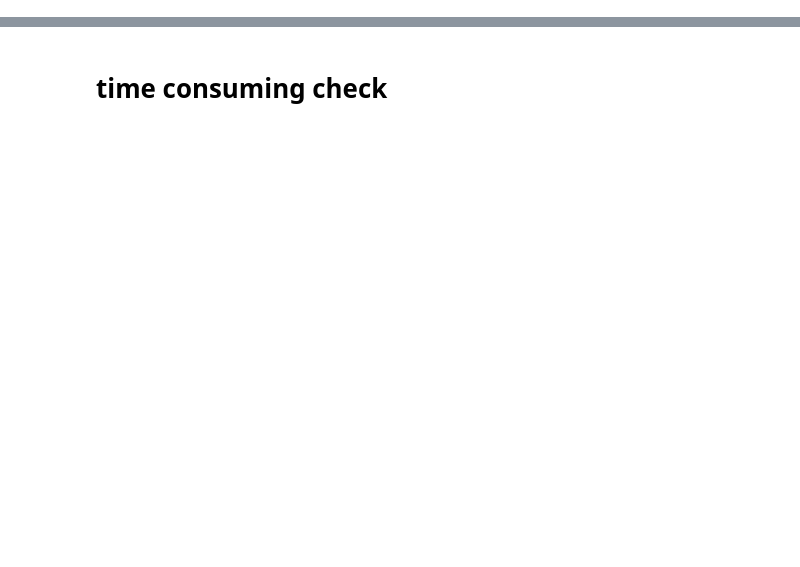
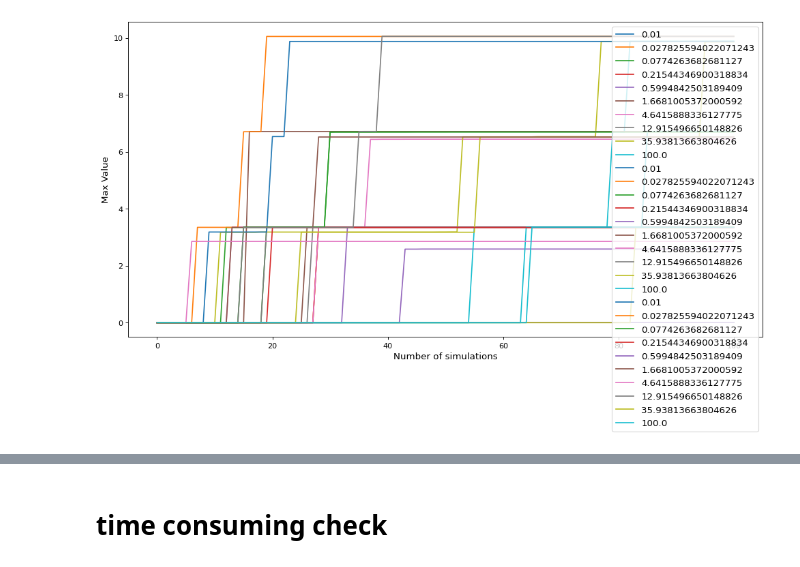
Before and after one commit to juju0111/pytamp, a Jupyter notebook: results/benchmark1/benchmark1_rearr_result_level_2.ipynb, the cells around one changed output, grey strips where cells are left out. Saved outputs shown, nothing was run; the diff lists cells and outputs as text; code cells hidden in the pictures; blank space fills up the shorter version.

```diff
--- a/results/benchmark1/benchmark1_rearr_result_level_2.ipynb
+++ b/results/benchmark1/benchmark1_rearr_result_level_2.ipynb
@@ -122,0 +183,23 @@ plot_values(perturb_mean_level_1_values_flag_0, labels=bai_perturb_result_all_va
+# %%
+algo = "uct"
+result_all_values_flag_0_uct = get_final_all_values_baseline(algo, 100, n_seed = 5 ,obj_num = 6, flag = 0, end_num = 0)
+mean_level_1_values_flag_0_uct, std_level_1_values_flag_0_uct = get_mean_std_values(result_all_values_flag_0_uct, level=1)
+mean_level_2_values_flag_0_uct, std_level_2_values_flag_0_uct = get_mean_std_values(result_all_values_flag_0_uct, level=2)
+# plot_values(mean_level_1_values, labels=result_all_values_flag_0_uct['c'])
+plot_values(mean_level_2_values_flag_0_uct, labels=result_all_values_flag_0_uct['c'])
+
+algo = "bai_ucb"
+result_all_values_flag_0_bai_ucb = get_final_all_values_baseline(algo, 100, n_seed = 5 ,obj_num = 6, flag = 0, end_num = 0)
+mean_level_1_values_flag_0_bai_ucb, std_level_1_values_flag_0_bai_ucb = get_mean_std_values(result_all_values_flag_0_bai_ucb, level=1)
+mean_level_2_values_flag_0_bai_ucb, std_level_2_values_flag_0_bai_ucb = get_mean_std_values(result_all_values_flag_0_bai_ucb, level=2)
+# plot_values(mean_level_1_values, labels=result_all_values_flag_0_bai_ucb['c'])
+plot_values(mean_level_2_values_flag_0_bai_ucb, labels=result_all_values_flag_0_bai_ucb['c'])
+
+algo = "bai_perturb"
+result_all_values_flag_0_bai_perturb = get_final_all_values_baseline(algo, 100, n_seed = 5 ,obj_num = 6, flag = 0, end_num = 0)
+mean_level_1_values_flag_0_bai_perturb, std_level_1_values_flag_0_bai_perturb = get_mean_std_values(result_all_values_flag_0_bai_perturb, level=1)
+mean_level_2_values_flag_0_bai_perturb, std_level_2_values_flag_0_bai_perturb = get_mean_std_values(result_all_values_flag_0_bai_perturb, level=2)
+# plot_values(mean_level_1_values, labels=result_all_values_flag_0_bai_perturb['c'])
+plot_values(mean_level_2_values_flag_0_bai_perturb, labels=result_all_values_flag_0_bai_perturb['c'])
+# %% [output]
+[figure, added]
```
Also changed, not shown: parts of 38 cells of this notebook, 12 other files.
